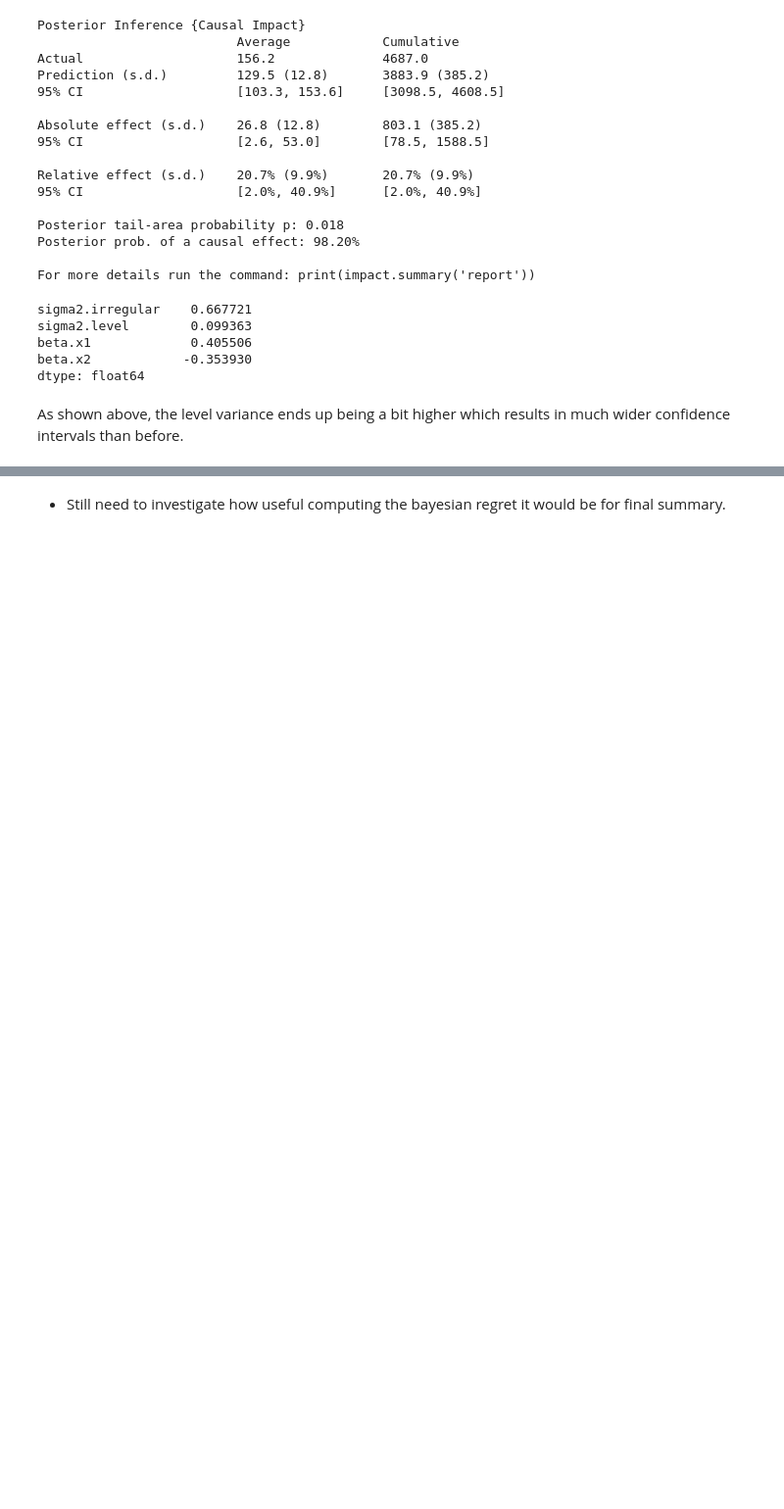
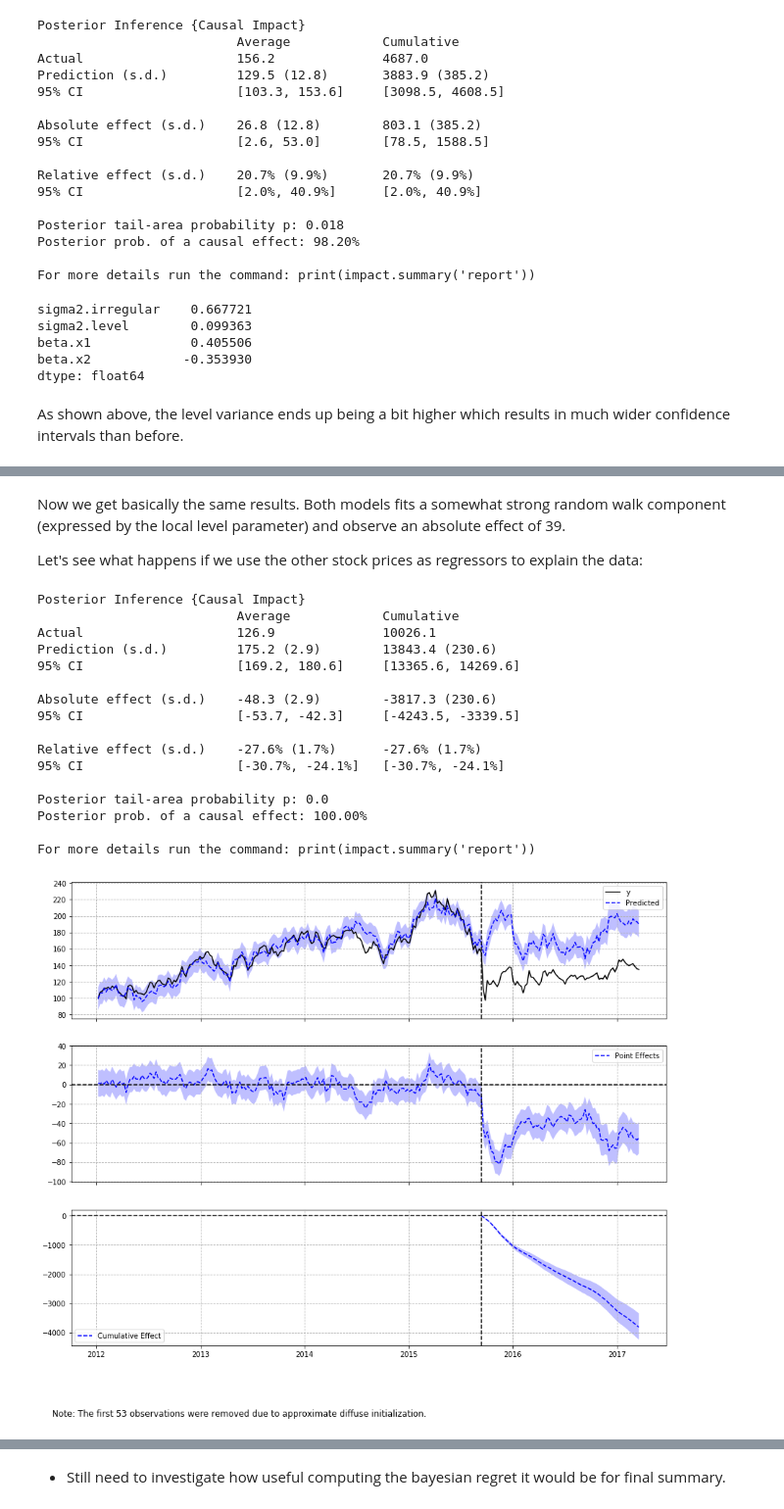
Before and after one commit to rikayi/causalimpact, a Jupyter notebook: examples/getting_started.ipynb, the cells around one changed output, grey strips where cells are left out. Shown at 98% size. Drawn from its saved outputs; the diff is of its cells as text; code cells hidden in the pictures; blank space fills up the shorter version.

```diff
--- a/examples/getting_started.ipynb
+++ b/examples/getting_started.ipynb
@@ -468,0 +567,27 @@ As shown above, the level variance ends up being a bit higher which results in m
+# %% [markdown]
+Now we get basically the same results. Both models fits a somewhat strong random walk component (expressed by the local level parameter) and observe an absolute effect of 39.
+
+Let's see what happens if we use the other stock prices as regressors to explain the data:
+# %%
+ci = CausalImpact(data, pre_period, post_period, nseasons=[{'period': 52}])
+
+print(ci.summary())
+ci.plot()
+# %% [output]
+Posterior Inference {Causal Impact}
+                          Average            Cumulative
+Actual                    126.9              10026.1
+Prediction (s.d.)         175.2 (2.9)        13843.4 (230.6)
+95% CI                    [169.2, 180.6]     [13365.6, 14269.6]
+
+Absolute effect (s.d.)    -48.3 (2.9)        -3817.3 (230.6)
+95% CI                    [-53.7, -42.3]     [-4243.5, -3339.5]
+
+Relative effect (s.d.)    -27.6% (1.7%)      -27.6% (1.7%)
+95% CI                    [-30.7%, -24.1%]   [-30.7%, -24.1%]
+
+Posterior tail-area probability p: 0.0
+Posterior prob. of a causal effect: 100.00%
+
+For more details run the command: print(impact.summary('report'))
+[figure, added]
```
Also changed, not shown: parts of 18 cells of this notebook, 9 other files.
